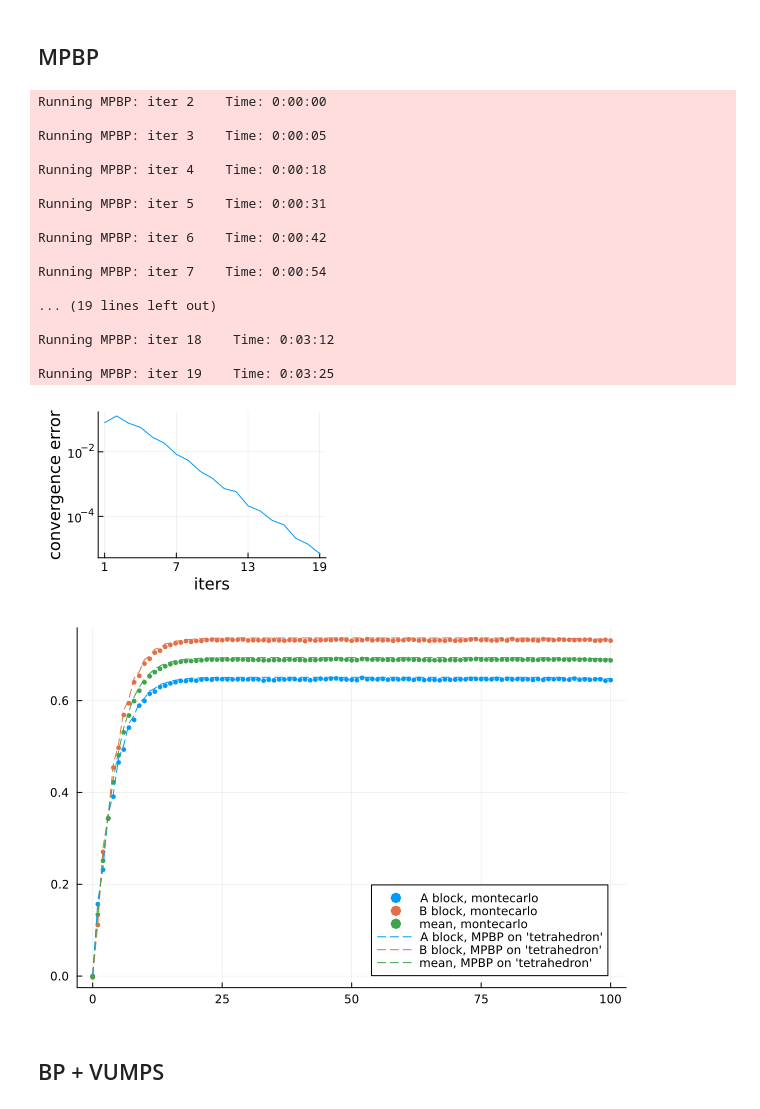
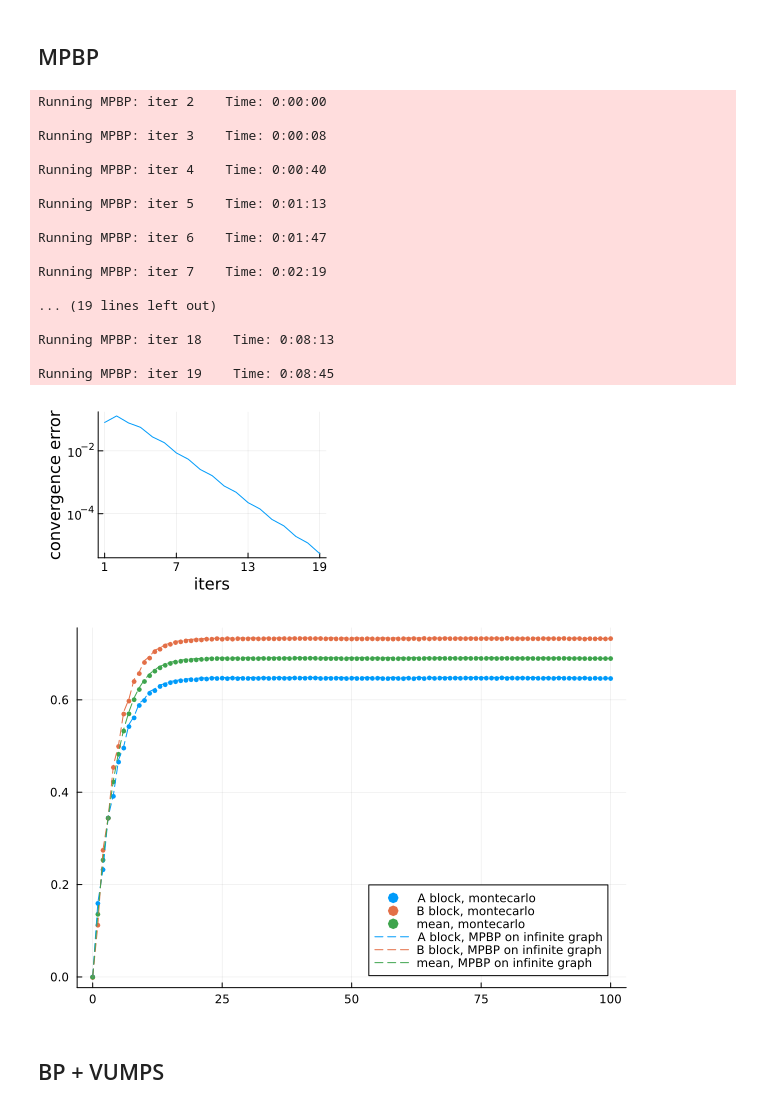
Before and after one commit to stecrotti/EternalDynamicCavity, a Jupyter notebook: experiments/bipartite/glauber_asymmetric_bipartite.ipynb, the cells around one changed output. Saved outputs shown, nothing was run; the diff lists cells and outputs as text; code cells hidden in the pictures.

```diff
--- a/experiments/bipartite/glauber_asymmetric_bipartite.ipynb
+++ b/experiments/bipartite/glauber_asymmetric_bipartite.ipynb
@@ -4,16 +4,15 @@ using MatrixProductBP, MatrixProductBP.Models
 using IndexedGraphs, Graphs
 using Plots, Statistics
 # %%
-nA = 10^3
+nA = 10^4
 nB = nA
 kA = 3
 kB = kA
 
-# asymmetric interactions
-β = 2.0
-JA = β * 0.5
-JB = β * 0.9
-h = β * 0.0;
+β = 1.0
+JA = 0.3
+JB = 0.6
+h = 0.2;
 # %%
 n = nA + nB
 include("random_bipartite_regular.jl")
@@ -46,51 +47,51 @@ scatter!(0:T, mean(m_mc), label="mean, montecarlo"; m=:o, ms=2.5, msc=:auto)
 # %% [markdown]
 ## MPBP
 # %%
-g = IndexedBiDiGraph(complete_bipartite_graph(kA, kB))
-w = map(vertices(g)) do i
-    fill(HomogeneousGlauberFactor(i ≤ kA ? JA : JB, h), T+1)
-end
-ϕ = fill([ t == 0 ? [(1+m⁰)/2, (1-m⁰)/2] : ones(2) for t in 0:T], kA+kB)
-bp = mpbp(g, w, fill(2, kA+kB), T; ϕ);
+w = [
+    fill(HomogeneousGlauberFactor(JA, h, β), T+1),
+    fill(HomogeneousGlauberFactor(JB, h, β), T+1)
+]
+ϕ = fill([t == 0 ? [(1+m⁰)/2, (1-m⁰)/2] : ones(2) for t in 0:T], 2)
+bp = mpbp_infinite_bipartite_graph((kA,kB), w, (2, 2), ϕ);
 # %%
 cb = CB_BP(bp)
-iterate!(bp; maxiter=20, svd_trunc=TruncBond(6),
-    cb, tol=1e-5);
+iterate!(bp; maxiter=20, svd_trunc=TruncBond(12), cb, tol=1e-5);
 # %% [output]
 Running MPBP: iter 2    Time: 0:00:00
 
-Running MPBP: iter 3    Time: 0:00:05
+Running MPBP: iter 3    Time: 0:00:08
 
-Running MPBP: iter 4    Time: 0:00:18
+Running MPBP: iter 4    Time: 0:00:40
 
-Running MPBP: iter 5    Time: 0:00:31
+Running MPBP: iter 5    Time: 0:01:13
 
-Running MPBP: iter 6    Time: 0:00:42
+Running MPBP: iter 6    Time: 0:01:47
 
-Running MPBP: iter 7    Time: 0:00:54
+Running MPBP: iter 7    Time: 0:02:19
 
 ... (19 lines left out)
 
-Running MPBP: iter 18    Time: 0:03:12
+Running MPBP: iter 18    Time: 0:08:13
 
-Running MPBP: iter 19    Time: 0:03:25
+Running MPBP: iter 19    Time: 0:08:45
 # %%
 plot(cb.Δs, ylabel="convergence error", xlabel="iters", yaxis=:log10,
     size=(300,200), label="", xticks=1:(length(cb.Δs)÷3):length(cb.Δs))
 # %% [output]
-[figure, old version]
+[figure, new version]
 # %%
 m_bp = means(spin, bp)
 
 pl_bp = deepcopy(pl_mc)
-plot!(pl_bp, 0:T, mean(m_bp[1:kA]), c=theme_palette(:auto)[1],
-    label="A block, MPBP on 'tetrahedron'", ls=:dash)
-plot!(pl_bp, 0:T, mean(m_bp[kA+1:end]), c=theme_palette(:auto)[2],
-    label="B block, MPBP on 'tetrahedron'", ls=:dash)
-plot!(pl_bp, 0:T, mean(m_bp), c=theme_palette(:auto)[3],
-    label="mean, MPBP on 'tetrahedron'", ls=:dash)
+plot!(pl_bp, 0:T, m_bp[1], c=theme_palette(:auto)[1],
+    label="A block, MPBP on infinite graph", ls=:dash)
+plot!(pl_bp, 0:T, m_bp[2], c=theme_palette(:auto)[2],
+    label="B block, MPBP on infinite graph", ls=:dash)
+plot!(pl_bp, 0:T, (m_bp[1]*kB + m_bp[2]*kA) / (kA+kB), c=theme_palette(:auto)[3],
+    label="mean, MPBP on infinite graph", ls=:dash)
+plot!(pl_bp, legend=:bottomright)
 # %% [output]
-[figure, old version]
+[figure, new version]
 # %% [markdown]
 ## BP + VUMPS
 # %%
```
Also changed, not shown: parts of 4 cells of this notebook.
